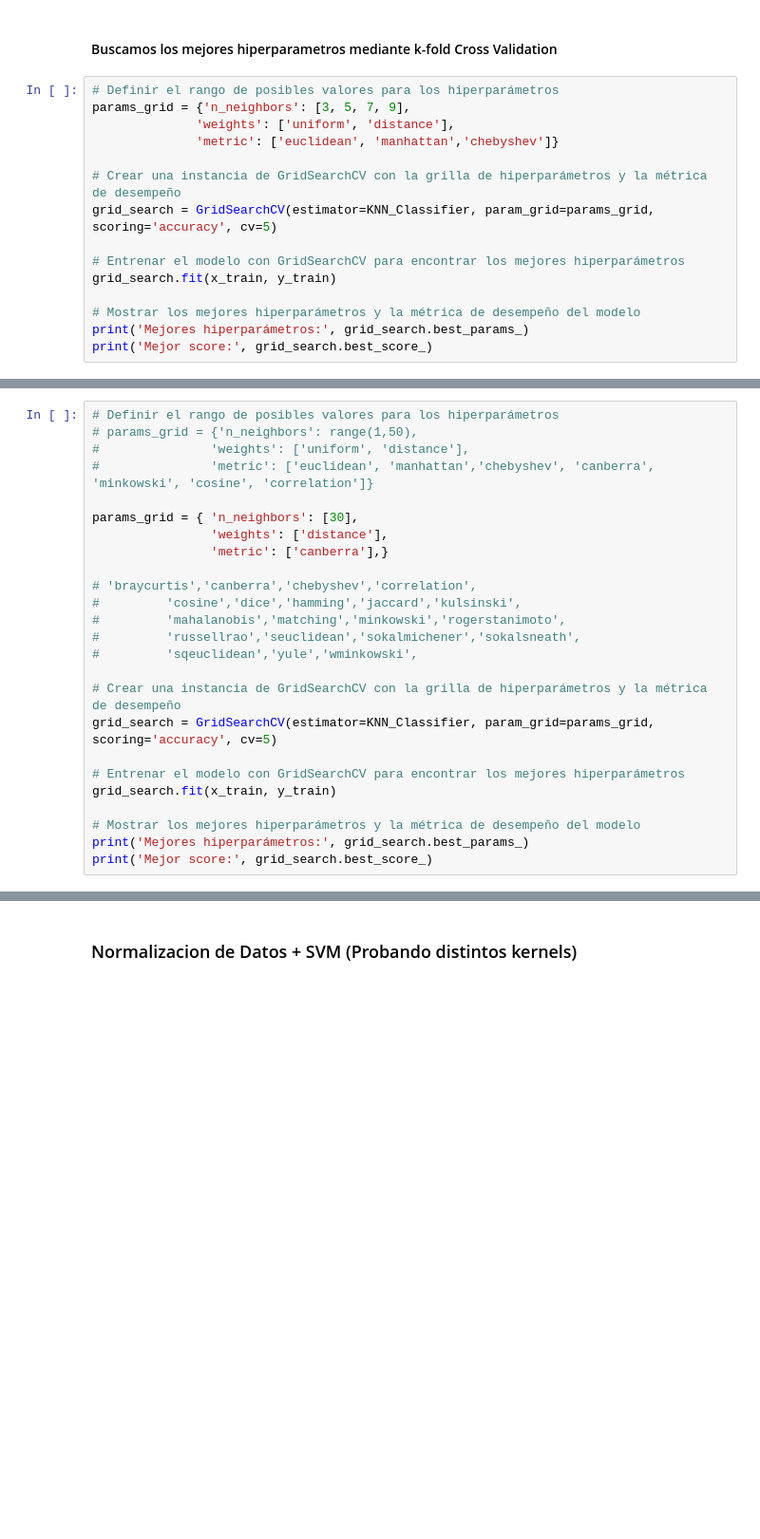
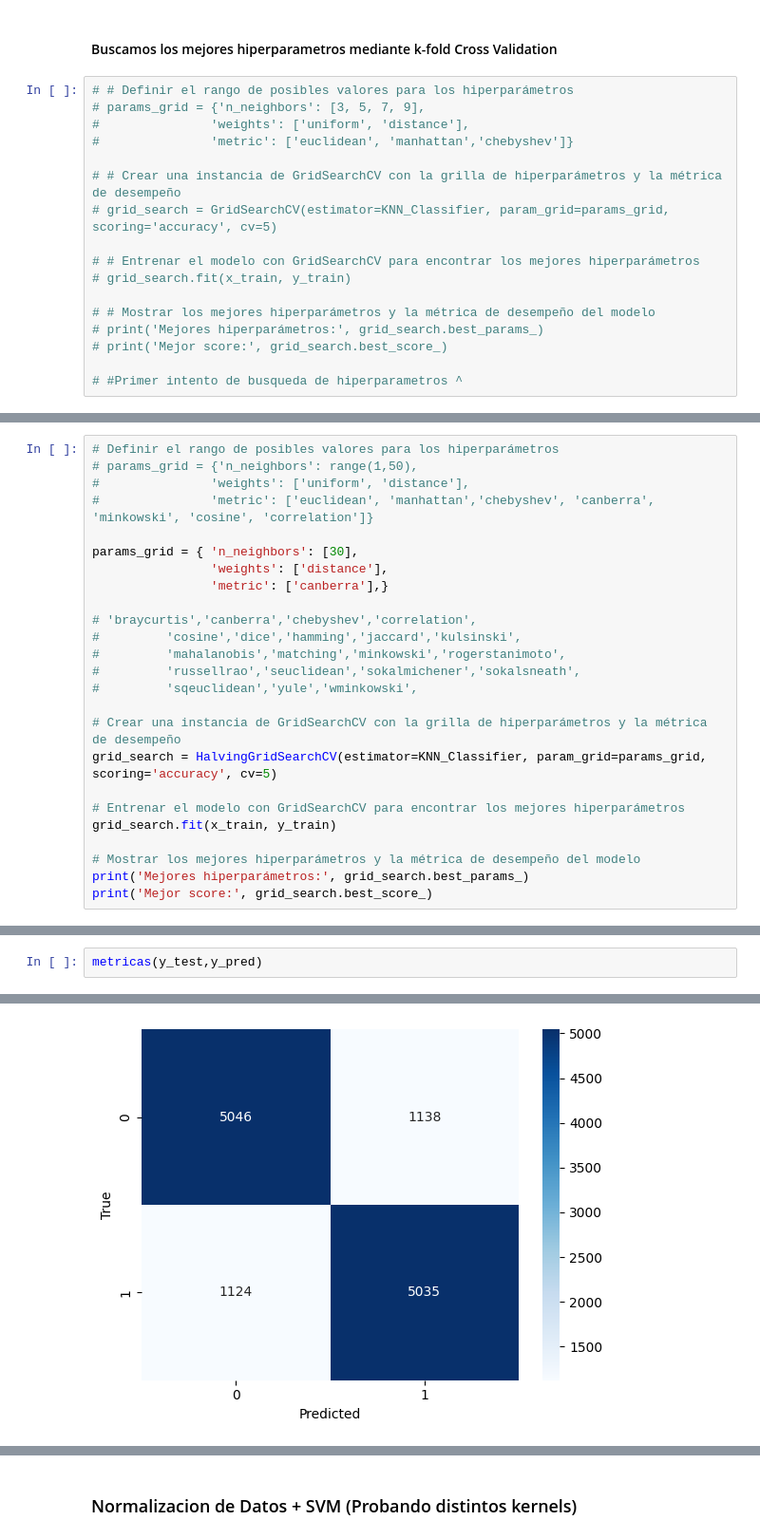
Before and after one commit to m-cabrerar/7506R-1C2023-GRUPO01, a Jupyter notebook: checkpoint 3/7506R_TP1_GRUPO01_CHP3_ENTREGA.ipynb, the cells around one changed output, grey strips where cells are left out. Shown: that part at 95% size. Cells and saved outputs as stored; diff of their text form; blank space fills up the shorter version.

```diff
--- a/checkpoint 3/7506R_TP1_GRUPO01_CHP3_ENTREGA.ipynb
+++ b/checkpoint 3/7506R_TP1_GRUPO01_CHP3_ENTREGA.ipynb
@@ -193,17 +212,19 @@ plt.show()
 # %% [markdown]
 #### Buscamos los mejores hiperparametros mediante k-fold Cross Validation
 # %%
-# Definir el rango de posibles valores para los hiperparámetros
-params_grid = {'n_neighbors': [3, 5, 7, 9],
-              'weights': ['uniform', 'distance'],
-              'metric': ['euclidean', 'manhattan','chebyshev']}
+# # Definir el rango de posibles valores para los hiperparámetros
+# params_grid = {'n_neighbors': [3, 5, 7, 9],
+#               'weights': ['uniform', 'distance'],
+#               'metric': ['euclidean', 'manhattan','chebyshev']}
 
-# Crear una instancia de GridSearchCV con la grilla de hiperparámetros y la métrica de desempeño
-grid_search = GridSearchCV(estimator=KNN_Classifier, param_grid=params_grid, scoring='accuracy', cv=5)
+# # Crear una instancia de GridSearchCV con la grilla de hiperparámetros y la métrica de desempeño
+# grid_search = GridSearchCV(estimator=KNN_Classifier, param_grid=params_grid, scoring='accuracy', cv=5)
 
-# Entrenar el modelo con GridSearchCV para encontrar los mejores hiperparámetros
-grid_search.fit(x_train, y_train)
+# # Entrenar el modelo con GridSearchCV para encontrar los mejores hiperparámetros
+# grid_search.fit(x_train, y_train)
 
-# Mostrar los mejores hiperparámetros y la métrica de desempeño del modelo
-print('Mejores hiperparámetros:', grid_search.best_params_)
-print('Mejor score:', grid_search.best_score_)
+# # Mostrar los mejores hiperparámetros y la métrica de desempeño del modelo
+# print('Mejores hiperparámetros:', grid_search.best_params_)
+# print('Mejor score:', grid_search.best_score_)
+
+# #Primer intento de busqueda de hiperparametros ^
@@ -227,7 +245,7 @@ params_grid = { 'n_neighbors': [30],
 #         'sqeuclidean','yule','wminkowski',
 
 # Crear una instancia de GridSearchCV con la grilla de hiperparámetros y la métrica de desempeño
-grid_search = GridSearchCV(estimator=KNN_Classifier, param_grid=params_grid, scoring='accuracy', cv=5)
+grid_search = HalvingGridSearchCV(estimator=KNN_Classifier, param_grid=params_grid, scoring='accuracy', cv=5)
 
 # Entrenar el modelo con GridSearchCV para encontrar los mejores hiperparámetros
 grid_search.fit(x_train, y_train)
@@ -269,0 +275,3 @@ plt.show()
+# %%
+metricas(y_test,y_pred)
+# %% [output]
@@ -269,0 +286 @@ plt.show()
+[figure, added]
```
Also changed, not shown: parts of 63 cells of this notebook.
